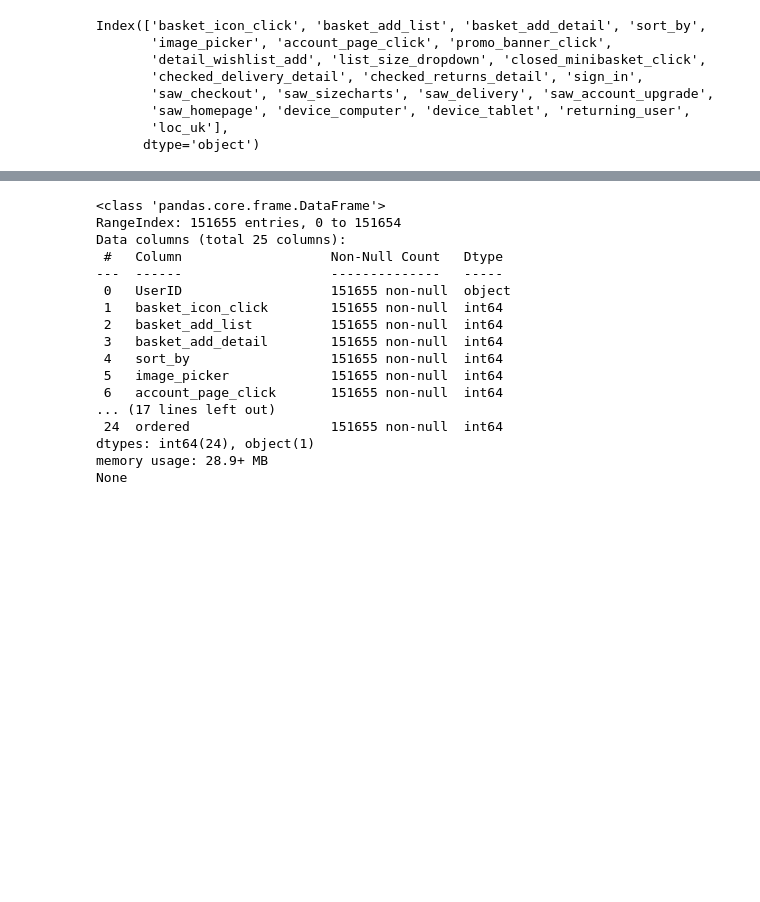
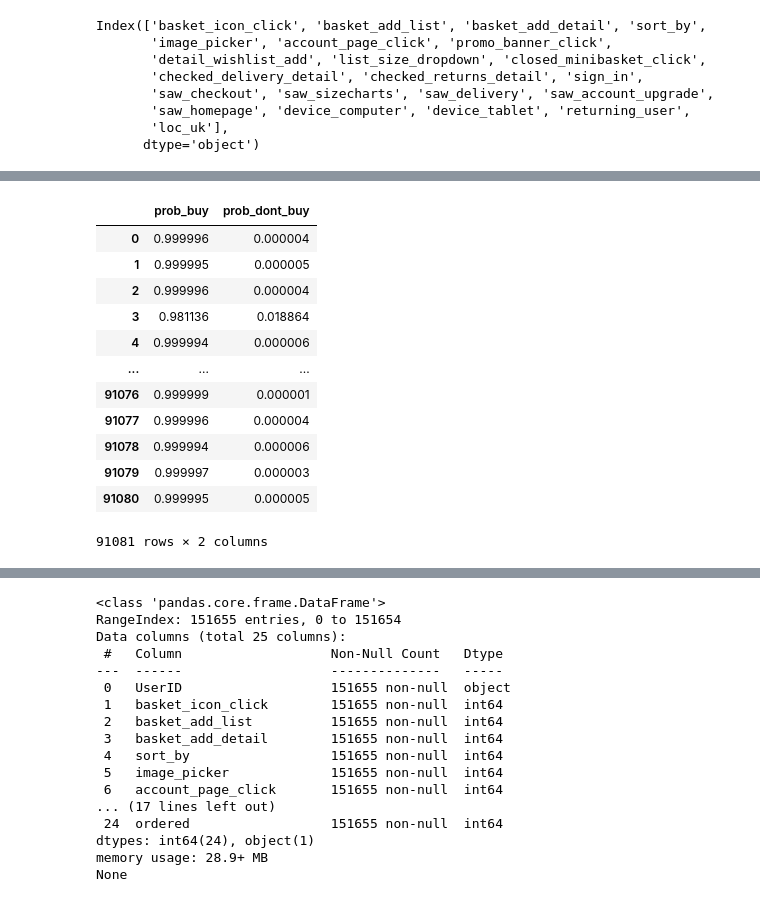
Before and after one commit to odinicc/customer_propensity_modelling, a Jupyter notebook: Customer_propensity_modelling my Version.ipynb, the cells around one changed output, grey strips where cells are left out. Saved outputs shown, nothing was run; the diff lists cells and outputs as text; code cells hidden in the pictures; blank space fills up the shorter version.

```diff
--- a/Customer_propensity_modelling my Version.ipynb
+++ b/Customer_propensity_modelling my Version.ipynb
@@ -168,0 +199,16 @@ array([[9.99995962e-01, 4.03768071e-06],
+# %%
+df_prob
+# %% [output]
+|  | prob_buy | prob_dont_buy |
+| 0 | 0.999996 | 0.000004 |
+| 1 | 0.999995 | 0.000005 |
+| 2 | 0.999996 | 0.000004 |
+| 3 | 0.981136 | 0.018864 |
+| 4 | 0.999994 | 0.000006 |
+| ... | ... | ... |
+| 91076 | 0.999999 | 0.000001 |
+| 91077 | 0.999996 | 0.000004 |
+| 91078 | 0.999994 | 0.000006 |
+| 91079 | 0.999997 | 0.000003 |
+| 91080 | 0.999995 | 0.000005 |
+91081 rows × 2 columns
```
Also changed, not shown: parts of 14 cells of this notebook, 1 other file.
